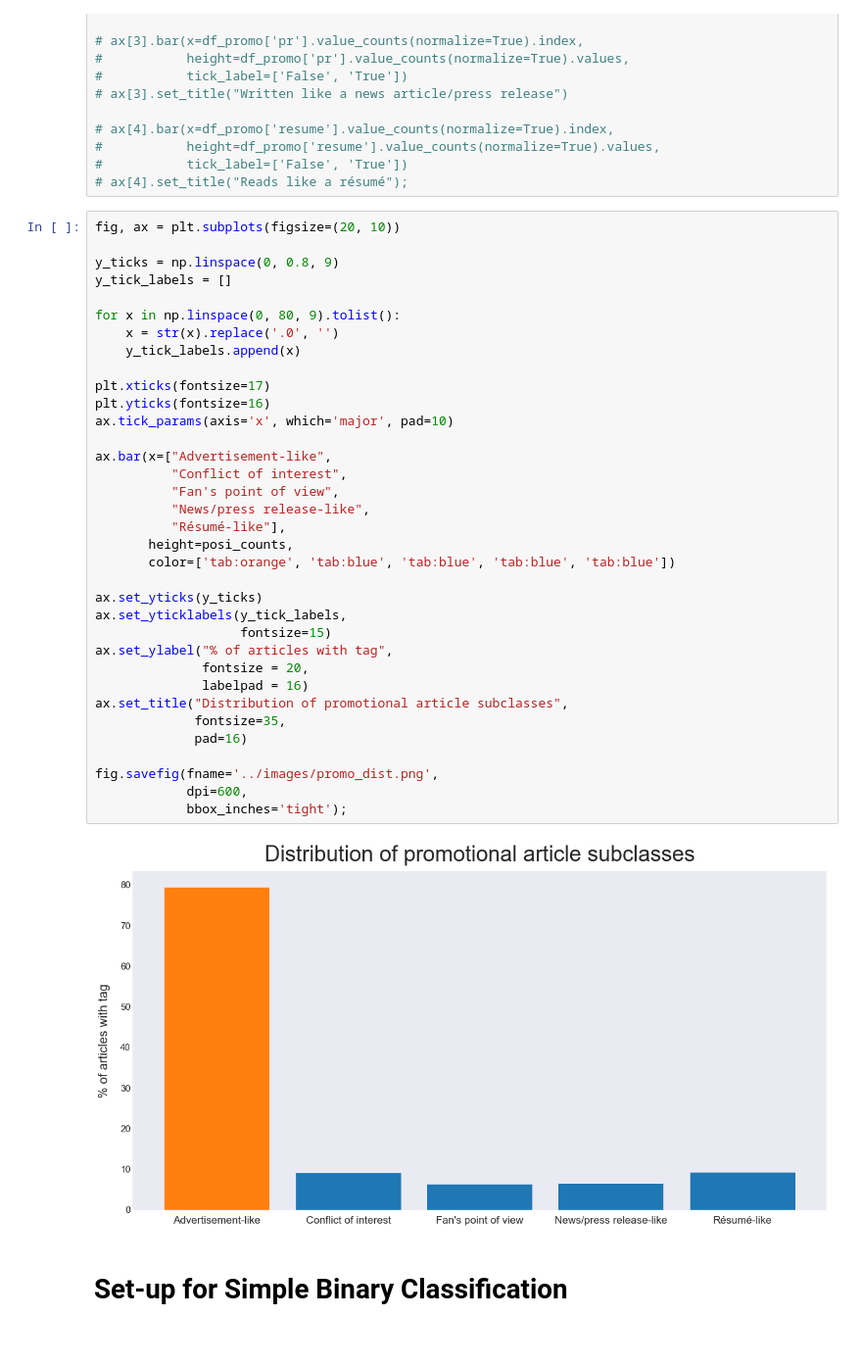
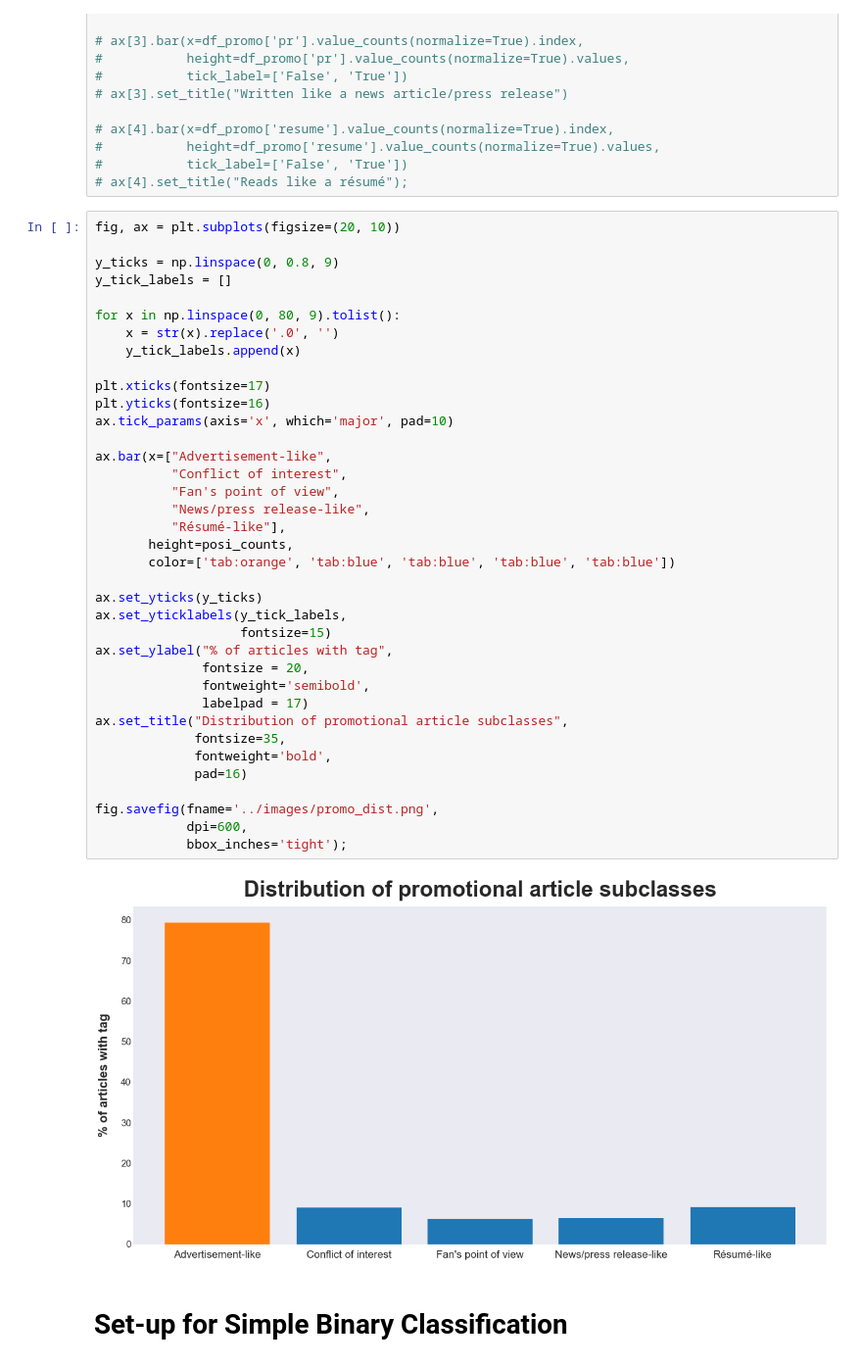
Before and after one commit to toastdeini/Wikipedia-article-quality, a Jupyter notebook: prep/ExploratoryAnalysis.ipynb, the cells around one changed output. Shown at 98% size. Drawn from its saved outputs; the diff is of its cells as text.

```diff
--- a/prep/ExploratoryAnalysis.ipynb
+++ b/prep/ExploratoryAnalysis.ipynb
@@ -353,35 +356,37 @@ y_tick_labels = []
 
 for x in np.linspace(0, 80, 9).tolist():
     x = str(x).replace('.0', '')
     y_tick_labels.append(x)
 
 plt.xticks(fontsize=17)
 plt.yticks(fontsize=16)
 ax.tick_params(axis='x', which='major', pad=10)
 
 ax.bar(x=["Advertisement-like",
           "Conflict of interest",
           "Fan's point of view",
           "News/press release-like",
           "Résumé-like"],
        height=posi_counts,
        color=['tab:orange', 'tab:blue', 'tab:blue', 'tab:blue', 'tab:blue'])
 
 ax.set_yticks(y_ticks)
 ax.set_yticklabels(y_tick_labels,
                    fontsize=15)
 ax.set_ylabel("% of articles with tag",
               fontsize = 20,
-              labelpad = 16)
+              fontweight='semibold',
+              labelpad = 17)
 ax.set_title("Distribution of promotional article subclasses",
              fontsize=35,
+             fontweight='bold',
              pad=16)
 
 fig.savefig(fname='../images/promo_dist.png',
             dpi=600,
             bbox_inches='tight');
 # %% [output]
-[figure, old version]
+[figure, new version]
 # %% [markdown]
 # Set-up for Simple Binary Classification
 # %% [markdown]
```
Also changed, not shown: parts of 10 cells of this notebook, 1 other file.
